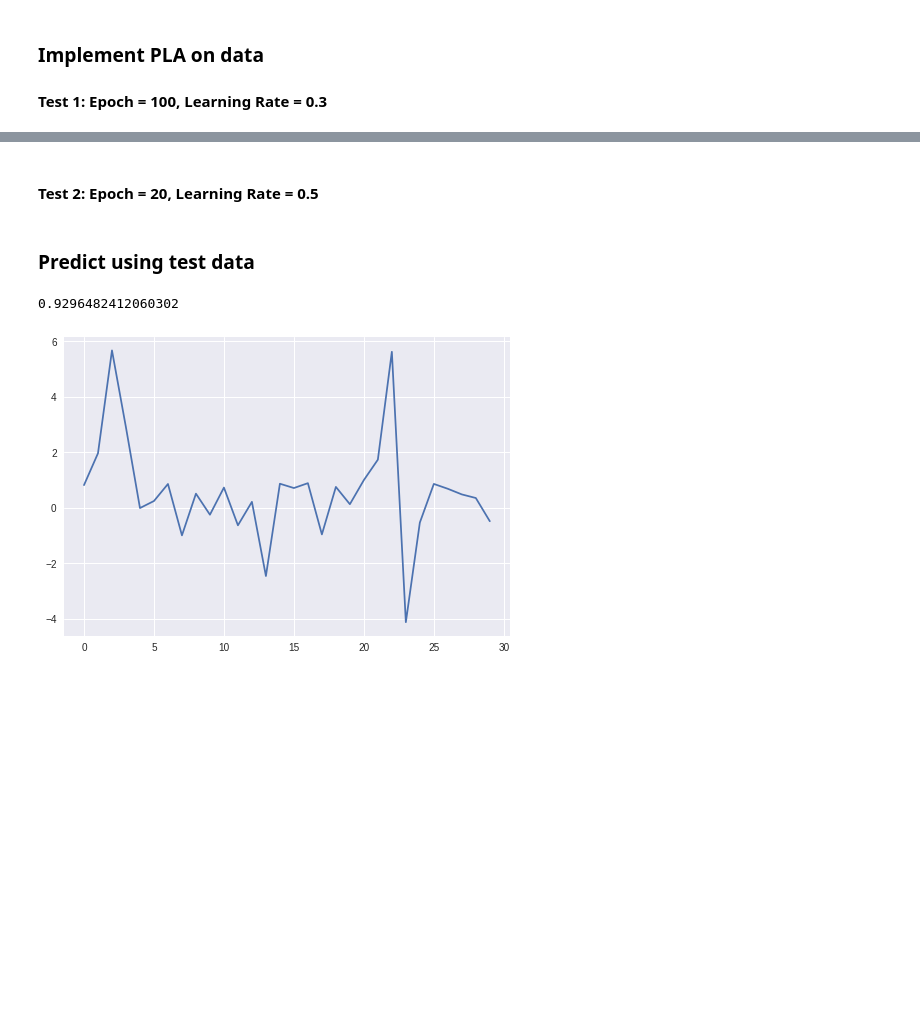
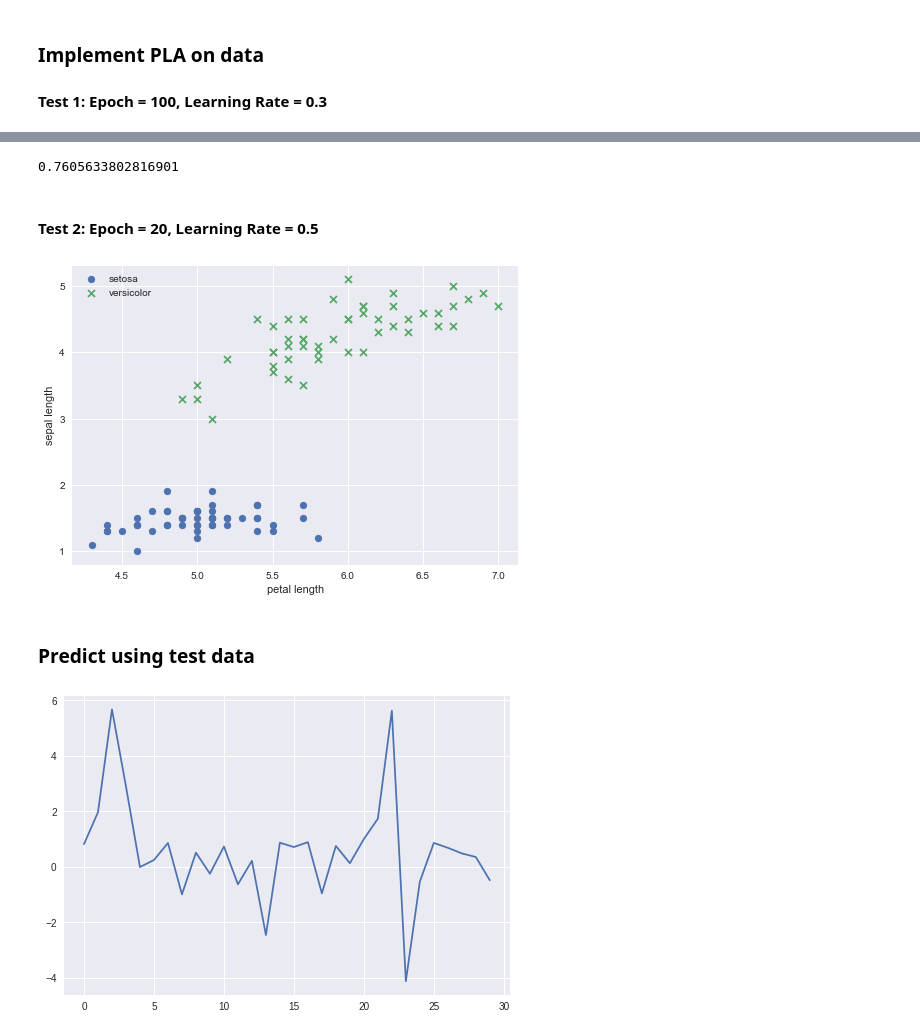
Before and after one commit to frank8922/ECE548, a Jupyter notebook: perceptron/perceptron.ipynb, the cells around one changed output, grey strips where cells are left out. Drawn from its saved outputs; the diff is of its cells as text; code cells hidden in the pictures; blank space fills up the shorter version.

```diff
--- a/perceptron/perceptron.ipynb
+++ b/perceptron/perceptron.ipynb
@@ -140,2 +206,16 @@ Max Accuracy, At Epoch #
+# %%
+predTest = ptron.predict(normTrain)
+print(accuracy_score(trainLabel,predTest))
+# %% [output]
+0.7605633802816901
 # %% [markdown]
 #### Test 2: Epoch = 20, Learning Rate = 0.5
+# %%
+ptron = Perceptron()
+epoch = 100
+lrate = 0.5
+wt_matrix = ptron.fit(normTrain,trainLabel,normTest,testLabel,epoch,lrate)
+# %% [output]
+[figure, added]
+# %% [markdown]
+### Predict using test data
@@ -163,13 +246,6 @@ Max Accuracy, At Epoch #
 
 # # Plot also the training points
 # plt.scatter(X[:, 0], X[:, 1], c=Y, cmap=pl.cm.Paired)
-# %% [markdown]
-### Predict using test data
-# %%
-predTest = ptron.predict(trainSet)
-print(accuracy_score(trainLabel,predTest))
-# %% [output]
-0.9296482412060302
 # %%
 plt.plot(wt_matrix[-1,:])
 plt.show()
```
Also changed, not shown: parts of 18 cells of this notebook, 1 other file.
